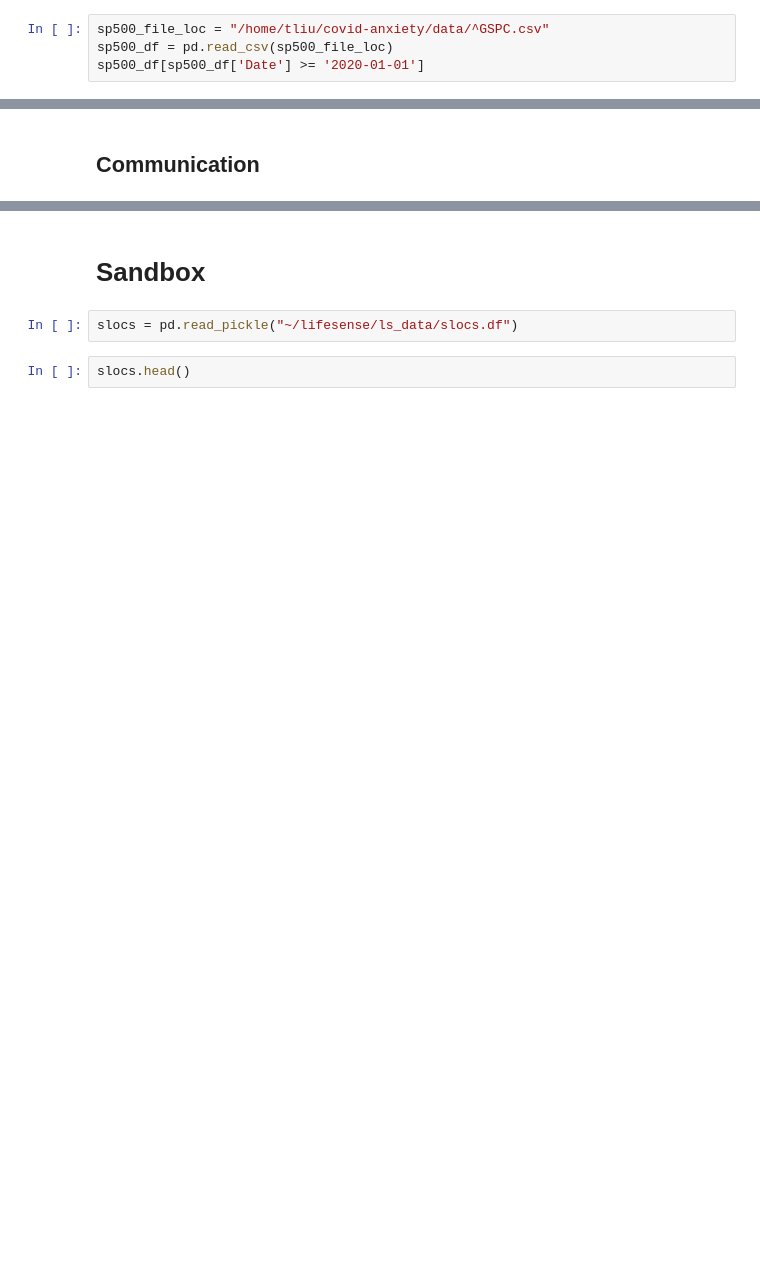
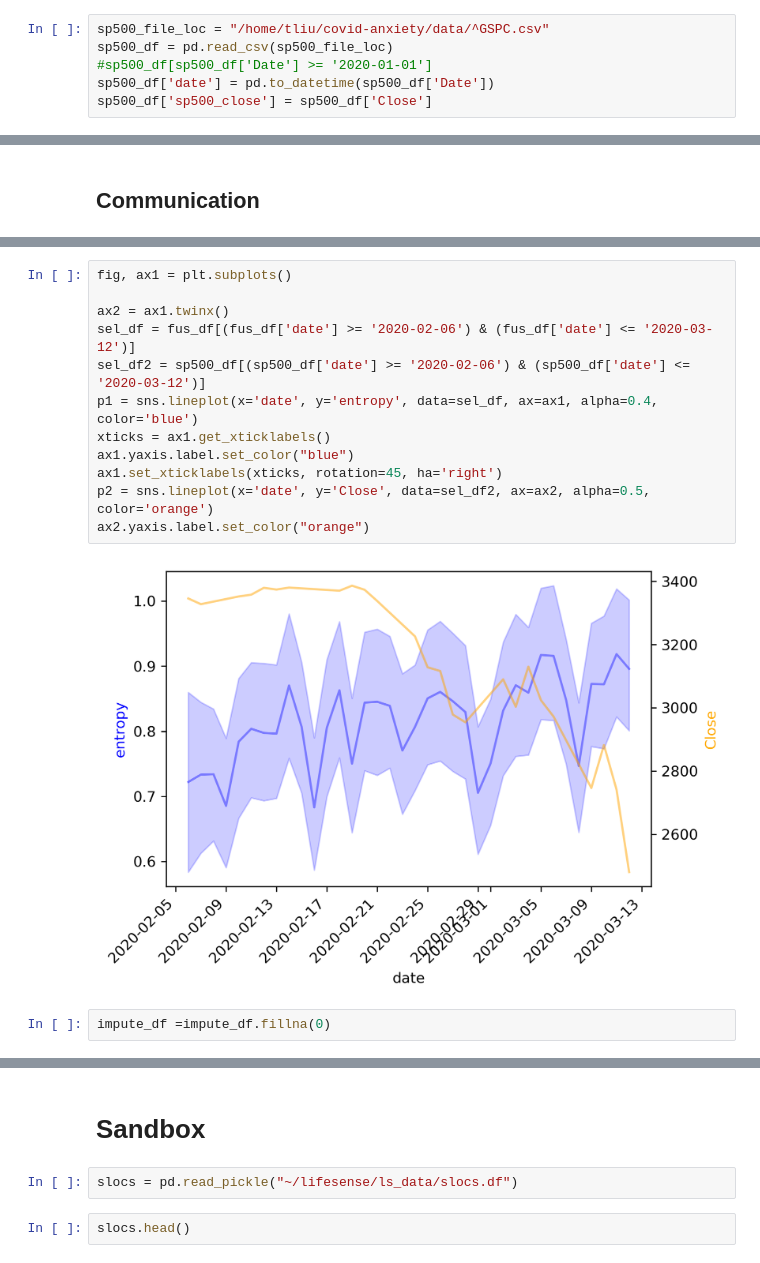
Before and after one commit to tliu526/lifesense, a Jupyter notebook: covid_analysis.ipynb, the cells around one changed output, grey strips where cells are left out. Saved outputs shown, nothing was run; the diff lists cells and outputs as text; blank space fills up the shorter version.

```diff
--- a/covid_analysis.ipynb
+++ b/covid_analysis.ipynb
@@ -49,4 +53,6 @@ covid_confirmed_df[covid_confirmed_df['Country/Region'] == 'US']
 # %%
 sp500_file_loc = "/home/tliu/covid-anxiety/data/^GSPC.csv"
 sp500_df = pd.read_csv(sp500_file_loc)
-sp500_df[sp500_df['Date'] >= '2020-01-01']
+#sp500_df[sp500_df['Date'] >= '2020-01-01']
+sp500_df['date'] = pd.to_datetime(sp500_df['Date'])
+sp500_df['sp500_close'] = sp500_df['Close']
@@ -447,0 +551,16 @@ See the caveats in the documentation: http://pandas.pydata.org/pandas-docs/stabl
+# %%
+fig, ax1 = plt.subplots()
+
+ax2 = ax1.twinx()
+sel_df = fus_df[(fus_df['date'] >= '2020-02-06') & (fus_df['date'] <= '2020-03-12')]
+sel_df2 = sp500_df[(sp500_df['date'] >= '2020-02-06') & (sp500_df['date'] <= '2020-03-12')]
+p1 = sns.lineplot(x='date', y='entropy', data=sel_df, ax=ax1, alpha=0.4, color='blue')
+xticks = ax1.get_xticklabels()
+ax1.yaxis.label.set_color("blue")
+ax1.set_xticklabels(xticks, rotation=45, ha='right')
+p2 = sns.lineplot(x='date', y='Close', data=sel_df2, ax=ax2, alpha=0.5, color='orange')
+ax2.yaxis.label.set_color("orange")
+# %% [output]
+[figure, added]
+# %%
+impute_df =impute_df.fillna(0)
```
Also changed, not shown: parts of 39 cells of this notebook.
